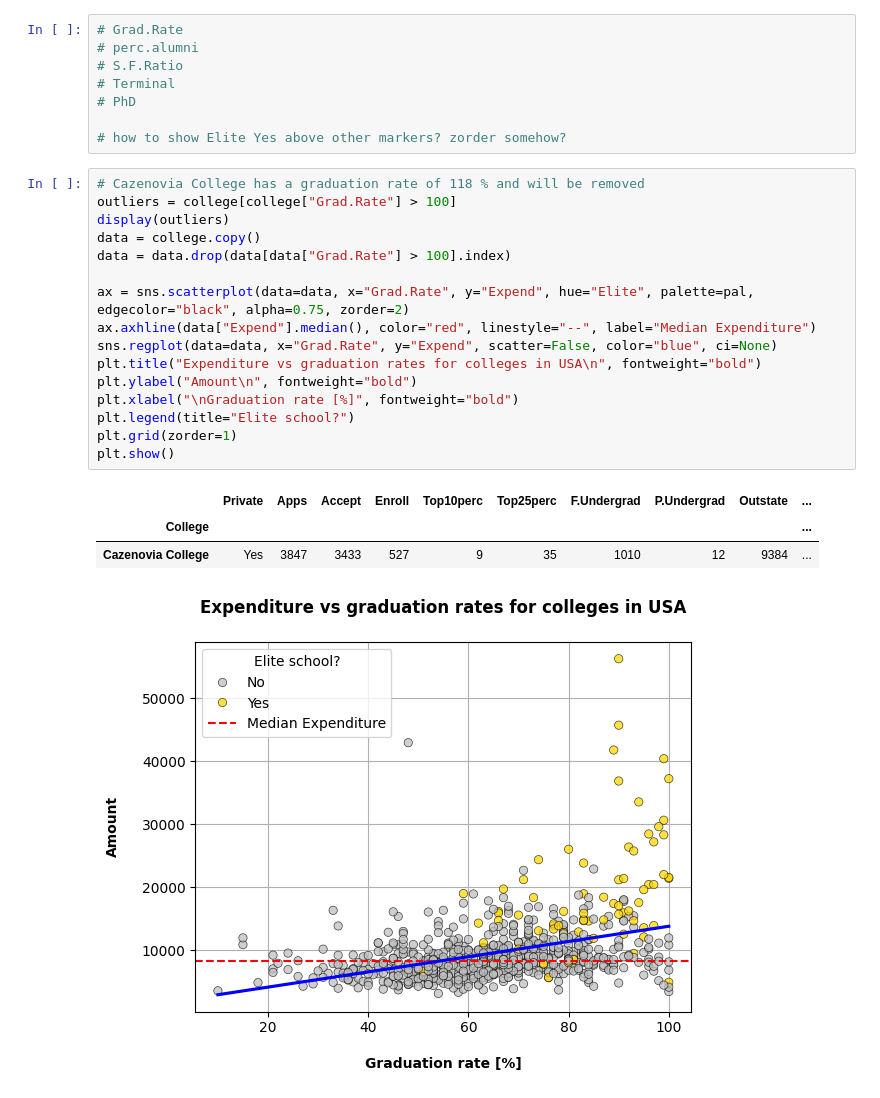
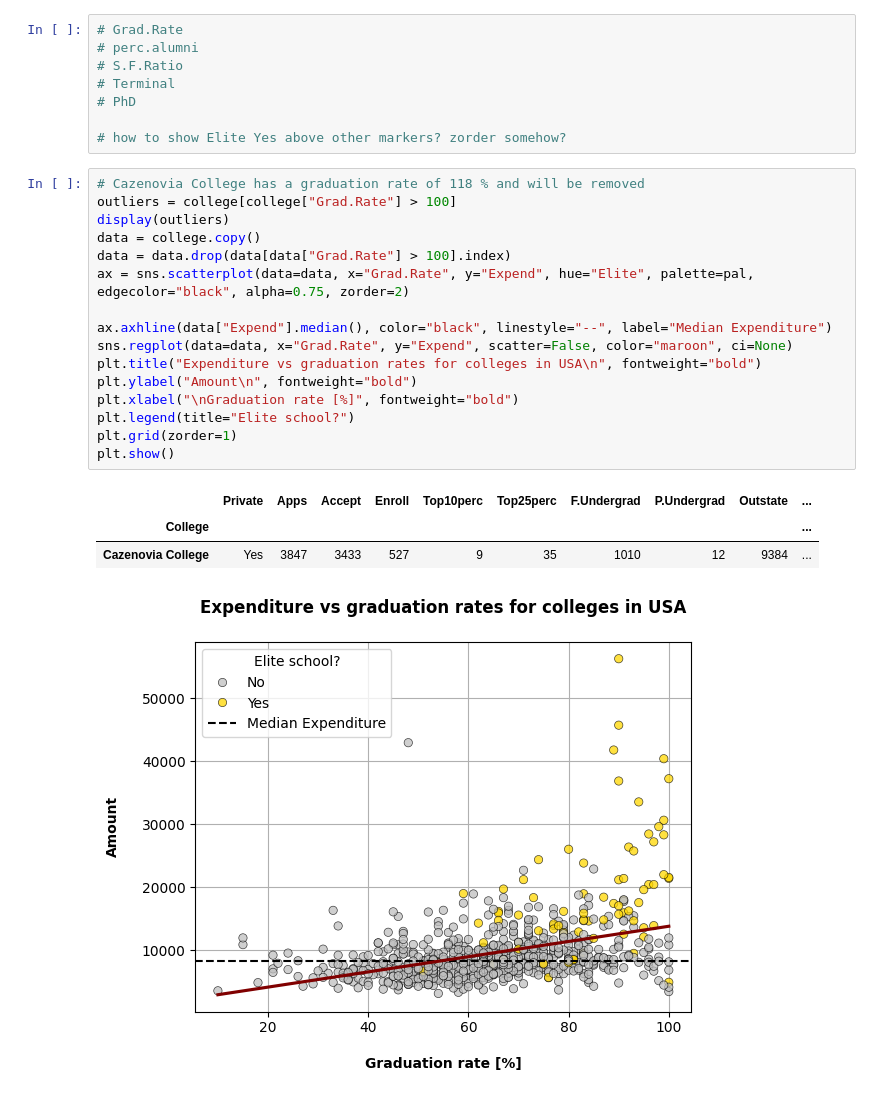
Before and after one commit to AlbotGoodman/databehandling-albot, a Jupyter notebook: Labs/lab.ipynb, the cells around one changed output. Saved outputs shown, nothing was run; the diff lists cells and outputs as text.

```diff
--- a/Labs/lab.ipynb
+++ b/Labs/lab.ipynb
@@ -142,24 +142,24 @@ With that said, where do these colleges put this money? Will it go directly/indi
 # %%
 # Cazenovia College	has a graduation rate of 118 % and will be removed
 outliers = college[college["Grad.Rate"] > 100]
 display(outliers)
 data = college.copy()
 data = data.drop(data[data["Grad.Rate"] > 100].index)
+ax = sns.scatterplot(data=data, x="Grad.Rate", y="Expend", hue="Elite", palette=pal, edgecolor="black", alpha=0.75, zorder=2)
 
-ax = sns.scatterplot(data=data, x="Grad.Rate", y="Expend", hue="Elite", palette=pal, edgecolor="black", alpha=0.75, zorder=2)
-ax.axhline(data["Expend"].median(), color="red", linestyle="--", label="Median Expenditure")
-sns.regplot(data=data, x="Grad.Rate", y="Expend", scatter=False, color="blue", ci=None)
+ax.axhline(data["Expend"].median(), color="black", linestyle="--", label="Median Expenditure")
+sns.regplot(data=data, x="Grad.Rate", y="Expend", scatter=False, color="maroon", ci=None)
 plt.title("Expenditure vs graduation rates for colleges in USA\n", fontweight="bold")
 plt.ylabel("Amount\n", fontweight="bold")
 plt.xlabel("\nGraduation rate [%]", fontweight="bold")
 plt.legend(title="Elite school?")
 plt.grid(zorder=1)
 plt.show()
 # %% [output]
 |  | Private | Apps | Accept | Enroll | Top10perc | Top25perc | F.Undergrad | P.Undergrad | Outstate | ... |
 | College |  |  |  |  |  |  |  |  |  | ... |
 | Cazenovia College | Yes | 3847 | 3433 | 527 | 9 | 35 | 1010 | 12 | 9384 | ... |
-[figure, old version]
+[figure, new version]
 # %% [markdown]
 First off we look at the relationship between costly educations and the students graduation rate. Assuming that the graduation rate is a percentage we have an outlier that can be deemed incorrect due to its high value. Cazenovia College has a graduation rate of 118 % which is not plausible and we therefore drop this column entirely form the data set. Since costs can soar for more prestigious institutions I have chosen to display the median expenses instead of the mean.
 
```
Also changed, not shown: parts of 13 cells of this notebook.
